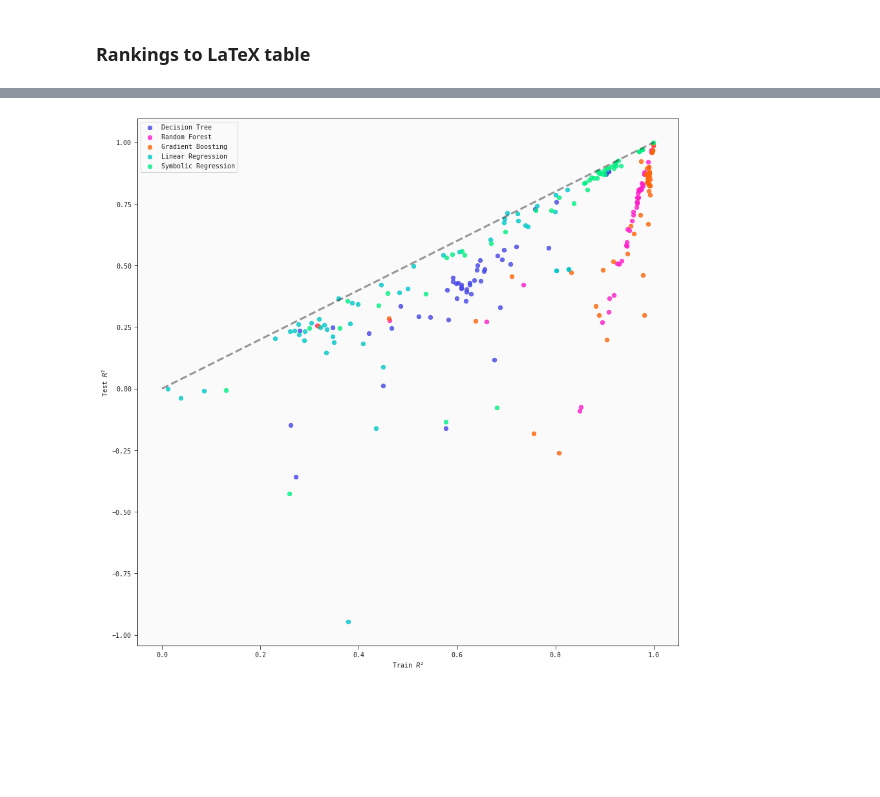
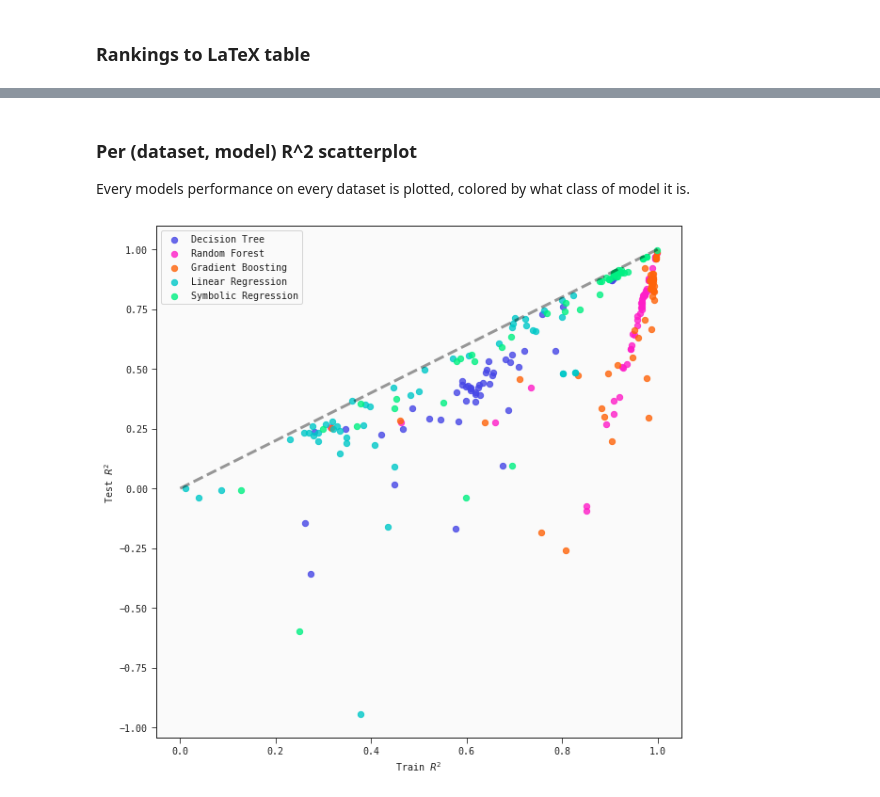
Before and after one commit to wilstrup/sr-small-data, a Jupyter notebook: PMLB compare small.ipynb, the cells around one changed output, grey strips where cells are left out. Drawn from its saved outputs; the diff is of its cells as text; code cells hidden in the pictures; blank space fills up the shorter version.

Commit message:
Add figure options

```diff
--- a/PMLB compare small.ipynb
+++ b/PMLB compare small.ipynb
@@ -633,3 +705,7 @@ r2_agg = r2_agg.groupby(by=["dataset", "model"]).agg({
+# %% [markdown]
+### Per (dataset, model) R^2 scatterplot
+
+Every models performance on every dataset is plotted, colored by what class of model it is.
 # %%
 sr_results = r2_agg[list(map(lambda x: "Symbolic" in x, r2_agg.model))]
 dt_results = r2_agg[list(map(lambda x: "DecisionTree" in x, r2_agg.model))]
@@ -639,22 +715,22 @@ lr_results = r2_agg[list(map(lambda x: "LinearRegression" in x or "Lasso" in x,
 # %%
 pkwargs = {
     "alpha": .8,
     "s": 40
 }
 
-fig, ax = plt.subplots(figsize=(15, 15))
+fig, ax = plt.subplots(figsize=(10, 10))
 
 ax.set_xlabel(r"Train $R^2$")
 ax.set_ylabel(r"Test $R^2$")
 
 ax.scatter(dt_results.train_r2, dt_results.test_r2, label="Decision Tree", **pkwargs)
 ax.scatter(rf_results.train_r2, rf_results.test_r2, label="Random Forest", **pkwargs)
 ax.scatter(gb_results.train_r2, gb_results.test_r2, label="Gradient Boosting", **pkwargs)
 ax.scatter(lr_results.train_r2, lr_results.test_r2, label="Linear Regression", **pkwargs)
 ax.scatter(sr_results.train_r2, sr_results.test_r2, label="Symbolic Regression", **pkwargs)
 ax.plot(np.linspace(0,1,100), np.linspace(0,1,100), ls="--", color="black", alpha=0.4)
 
 plt.legend()
 plt.show()
 # %% [output]
-[figure, old version]
+[figure, new version]
```
Also changed, not shown: parts of 28 cells of this notebook.
